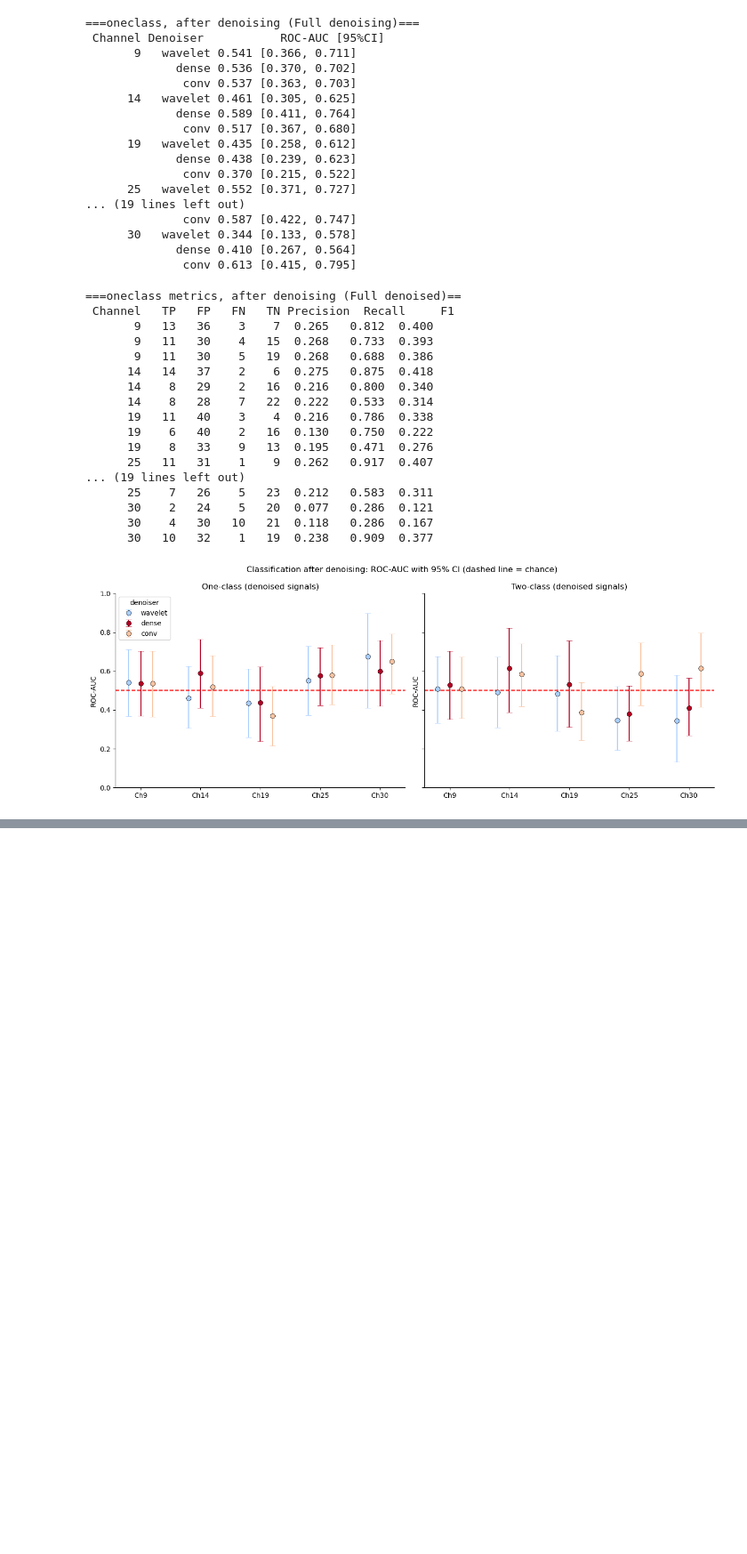
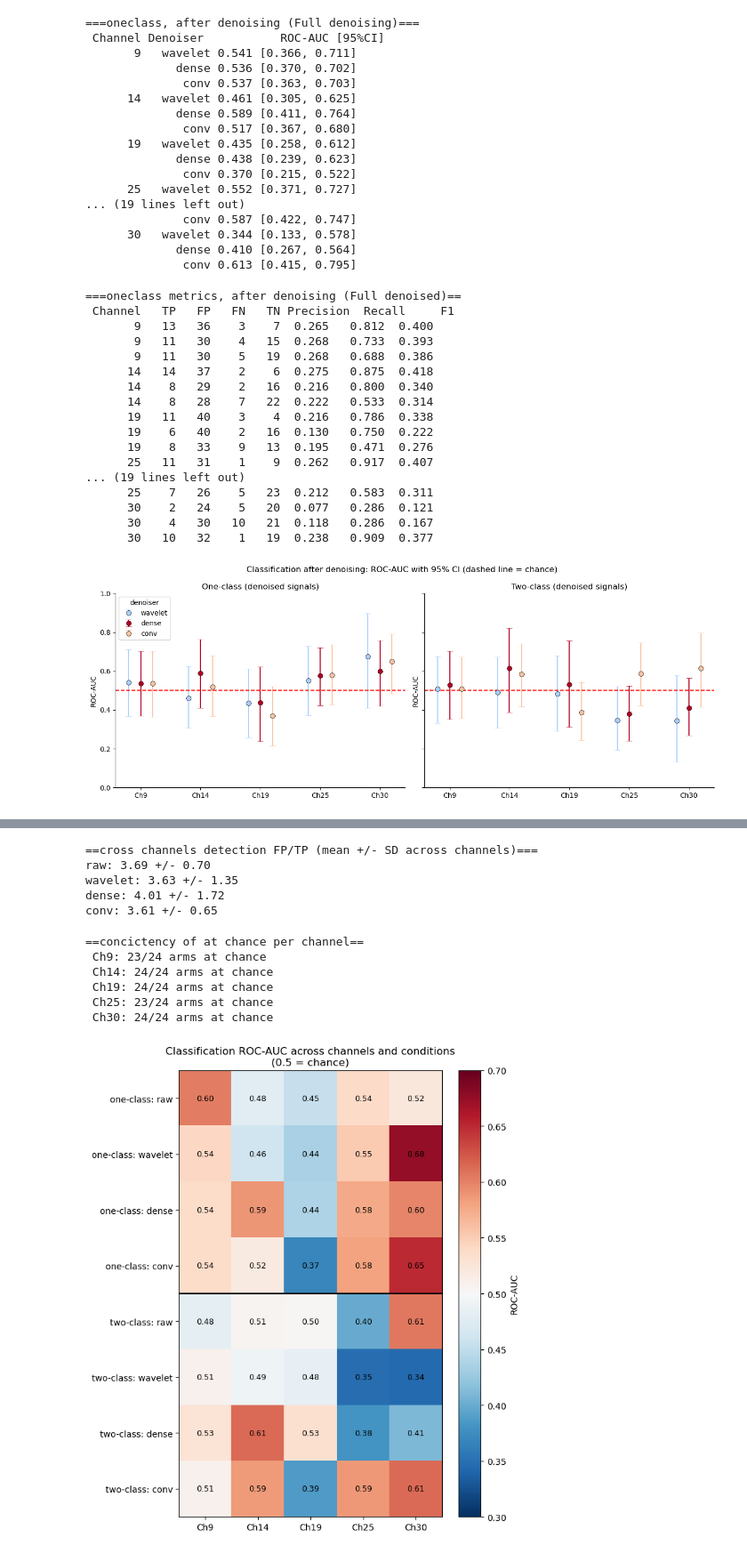
Before and after one commit to Razan-88/Decoding_Chronic_Pain, a Jupyter notebook: notebooks/Leak-safe.ipynb, the cells around one changed output, grey strips where cells are left out. Shown at 89% size. Cells and saved outputs as stored; diff of their text form; code cells hidden in the pictures; blank space fills up the shorter version.

```diff
--- a/notebooks/Leak-safe.ipynb
+++ b/notebooks/Leak-safe.ipynb
@@ -674,3 +665,16 @@ plt.savefig('classification after denoising.png', dpi=300, bbox_inches='tight')
 plt.show()
 # %% [output]
 [figure]
+# %%
+#Results summary
+#cross channel statistic mean and variability per channel
+channels = [9, 14, 19, 25, 30]
+print("==Cross channel classification ROC-AUC (mean +/- SD across channels) ==")
+for classifier in ["oneclass", "twoclass"]:
+    print(f"\n{classifier}:")
+    raw_vals = [all_results[ch]["classification"][(classifier, "wavelet", "Full raw")]["roc_auc"][0] for ch in channels]
+    print(f" Full raw (baseline): {np.mean(raw_vals):.3f} +/- {np.std(raw_vals):.3f}")
+    #full denoised per denoiser
+    for denoiser in ["wavelet", "dense", "conv"]:
+        vals = [all_results[ch]["classification"][(classifier, denoiser, "Full denoised")]["roc_auc"][0] for ch in channels]
+        print(f" {denoiser} (denoised): {np.mean(vals):.3f} +/- {np.std(vals):.3f}")
@@ -676,0 +695,64 @@ plt.show()
+# %%
+#detection summury
+print("\n==cross channels detection FP/TP (mean +/- SD across channels)===")
+for name in ["raw", "wavelet", "dense", "conv"]:
+    vals = [all_results[ch]["detection"][name]["fptp"] for ch in channels]
+    print(f"{name}: {np.mean(vals):.2f} +/- {np.std(vals):.2f}")
+# %% [output]
+==cross channels detection FP/TP (mean +/- SD across channels)===
+raw: 3.69 +/- 0.70
+wavelet: 3.63 +/- 1.35
+dense: 4.01 +/- 1.72
+conv: 3.61 +/- 0.65
+# %%
+print("\n==concictency of at chance per channel==")
+for ch in channels:
+    at_chance = sum(1 for k, v in all_results[ch]["classification"].items()
+                    if v["roc_auc"][1] <= 0.5 <= v["roc_auc"][2])
+    total = len(all_results[ch]["classification"])
+    print(f" Ch{ch}: {at_chance}/{total} arms at chance")
+# %% [output]
+==concictency of at chance per channel==
+ Ch9: 23/24 arms at chance
+ Ch14: 24/24 arms at chance
+ Ch19: 24/24 arms at chance
+ Ch25: 23/24 arms at chance
+ Ch30: 24/24 arms at chance
+# %%
+#heatmap
+channels = [9, 14, 19, 25, 30]
+#raw conditions (baseline, denoiser, per classifier)
+rows = []
+row_labels = []
+for classifier in ["oneclass", "twoclass"]:
+    cl = "one-class" if classifier == "oneclass" else "two-class"
+    rows.append((classifier, "wavelet", "Full raw"))
+    row_labels.append(f"{cl}: raw")
+    for denoiser in ["wavelet", "dense", "conv"]:
+        rows.append((classifier, denoiser, "Full denoised"))
+        row_labels.append(f"{cl}: {denoiser}")
+#roc auc matrix
+matrix = np.zeros((len(rows), len(channels)))
+for i, key in enumerate(rows):
+    for j, ch in enumerate(channels):
+        matrix[i, j] = all_results[ch]["classification"][key]["roc_auc"][0]
+
+fig, ax = plt.subplots(figsize=(7, 8))
+im = ax.imshow(matrix, cmap='RdBu_r', vmin=0.3, vmax=0.7, aspect='auto')
+ax.set_xticks(range(len(channels)))
+ax.set_xticklabels([f"Ch{ch}" for ch in channels])
+ax.set_yticks(range(len(rows)))
+ax.set_yticklabels(row_labels)
+# annotate each cell
+for i in range(len(rows)):
+    for j in range(len(channels)):
+        ax.text(j, i, f"{matrix[i,j]:.2f}", ha='center', va='center', fontsize=9)
+# separator between one-class and two-class
+ax.axhline(3.5, color='black', linewidth=1.5)
+cbar = plt.colorbar(im, label='ROC-AUC')
+ax.set_title("Classification ROC-AUC across channels and conditions\n(0.5 = chance)")
+plt.tight_layout()
+plt.savefig('classification_heatmap.png', dpi=300, bbox_inches='tight')
+plt.show()
+# %% [output]
+[figure, added]
```
Also changed, not shown: parts of 2 cells of this notebook.
